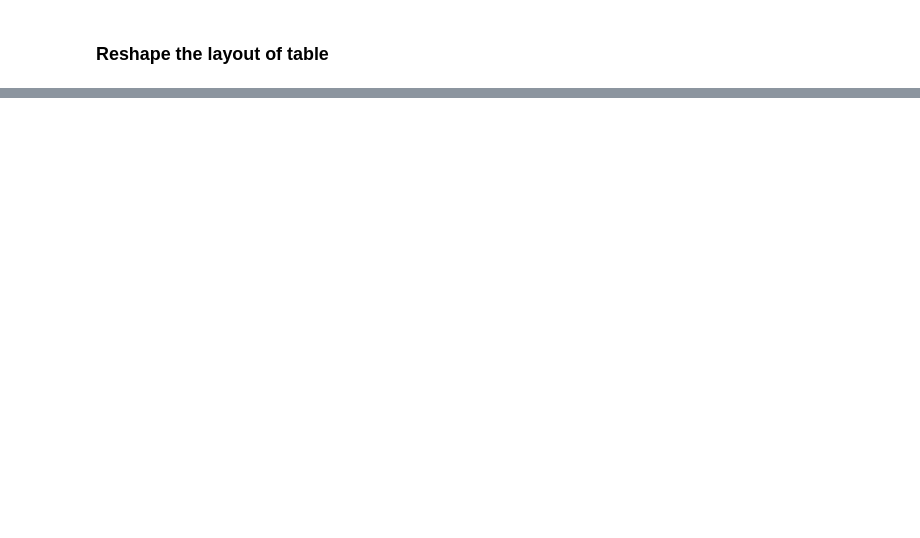
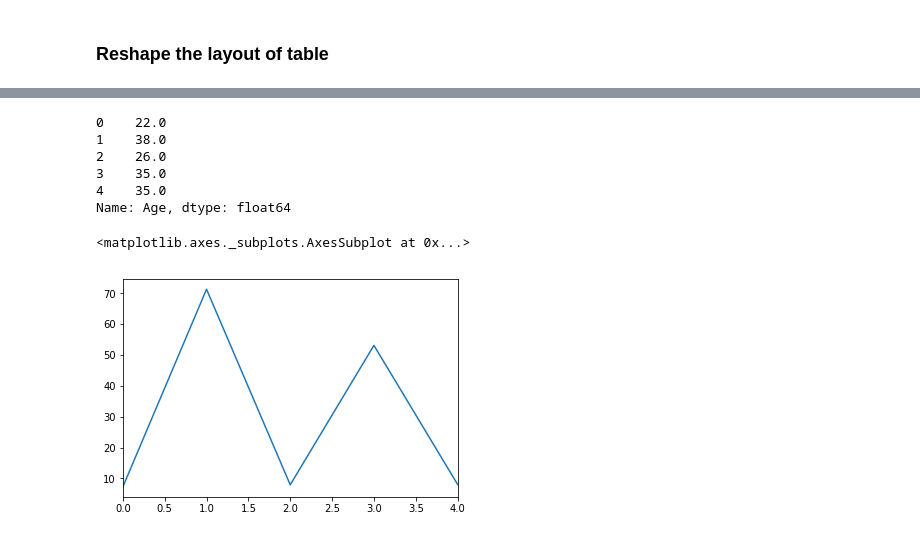
Before and after one commit to Sagarlatake/Pandas-End-to-End-Tuts, a Jupyter notebook: Pandas-Start-to-End-Indetail.ipynb, the cells around one changed output, grey strips where cells are left out. Drawn from its saved outputs; the diff is of its cells as text; code cells hidden in the pictures; blank space fills up the shorter version.

```diff
--- a/Pandas-Start-to-End-Indetail.ipynb
+++ b/Pandas-Start-to-End-Indetail.ipynb
@@ -1064,0 +1175,14 @@ titanic.sort_values(by=["Age","Pclass"])
+# %%
+titanic['Age'].head()
+# %% [output]
+0    22.0
+1    38.0
+2    26.0
+3    35.0
+4    35.0
+Name: Age, dtype: float64
+# %%
+titanic['Fare'].head().plot()
+# %% [output]
+<matplotlib.axes._subplots.AxesSubplot at 0x...>
+[figure, added]
```
Also changed, not shown: parts of 25 cells of this notebook, 1 other file.
